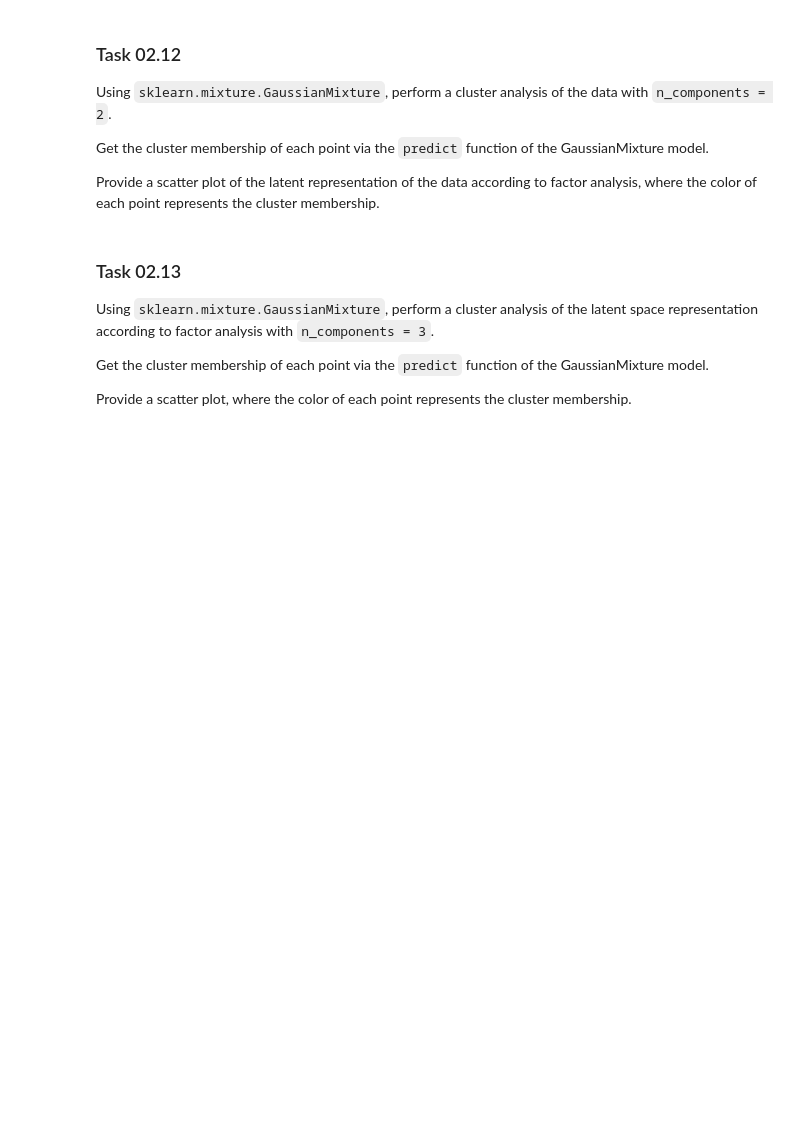
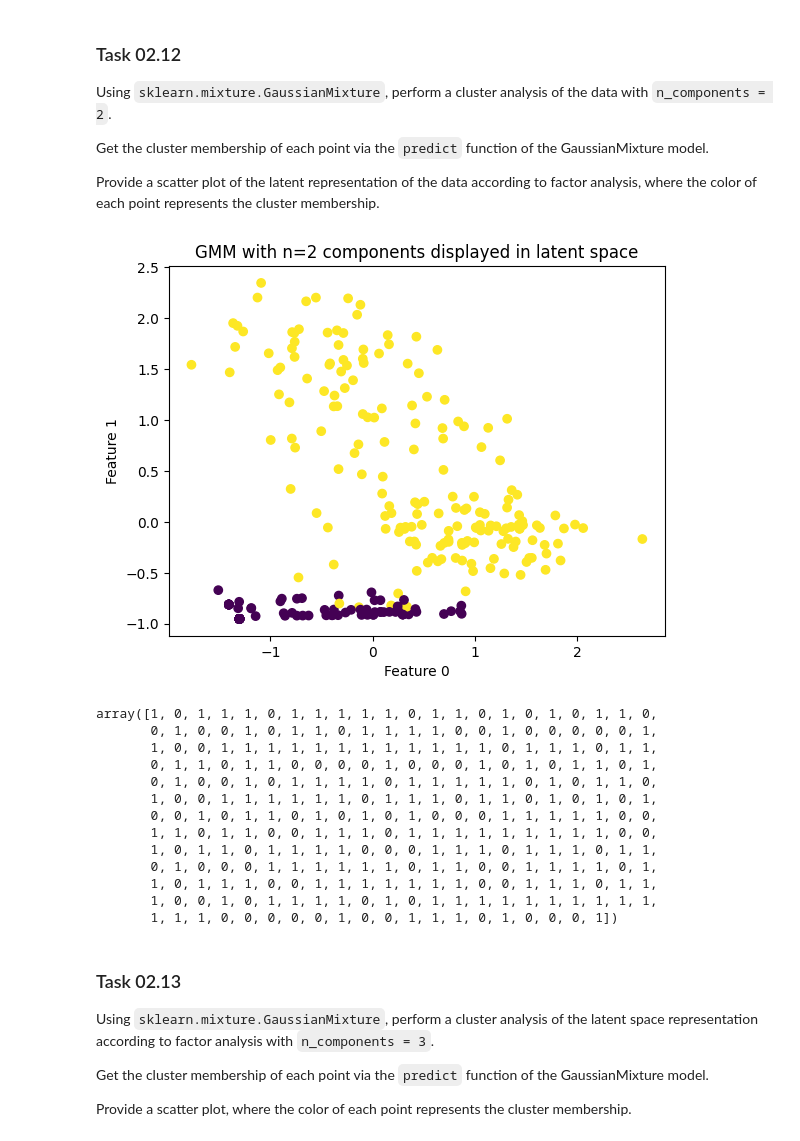
Before and after one commit to ChonsShadow/datamining_24-25, a Jupyter notebook: sheet02/sheet02.ipynb, the cells around one changed output. Cells and saved outputs as stored; diff of their text form; code cells hidden in the pictures; blank space fills up the shorter version.

```diff
--- a/sheet02/sheet02.ipynb
+++ b/sheet02/sheet02.ipynb
@@ -394,6 +421,38 @@ Using `sklearn.mixture.GaussianMixture`, perform a cluster analysis of the data
 Get the cluster membership of each point via the `predict` function of the GaussianMixture model.
 
 Provide a scatter plot of the latent representation of the data according to factor analysis, where the color of each point represents the cluster membership.
+# %%
+def plot_gmm(data, n_components):
+    gmm = GaussianMixture(n_components=n_components)
+    gmm.fit(data)
+    prediction = gmm.predict(data)
+
+    fig = plt.figure()
+    ax1 = fig.add_subplot()
+    ax1.scatter(X_latent_2d[:, 0], X_latent_2d[:, 1], c=prediction)
+    ax1.set_ylabel('Feature 1')
+    ax1.set_xlabel('Feature 0')
+    ax1.set_title(f'GMM with n={n_components} components displayed in latent space')
+
+    plt.show()
+    return prediction
+# %%
+plot_gmm(X_normalized,2)
+# %% [output]
+[figure, added]
+array([1, 0, 1, 1, 1, 0, 1, 1, 1, 1, 1, 0, 1, 1, 0, 1, 0, 1, 0, 1, 1, 0,
+       0, 1, 0, 0, 1, 0, 1, 1, 0, 1, 1, 1, 1, 0, 0, 1, 0, 0, 0, 0, 0, 1,
+       1, 0, 0, 1, 1, 1, 1, 1, 1, 1, 1, 1, 1, 1, 1, 0, 1, 1, 1, 0, 1, 1,
+       0, 1, 1, 0, 1, 1, 0, 0, 0, 0, 1, 0, 0, 0, 1, 0, 1, 0, 1, 1, 0, 1,
+       0, 1, 0, 0, 1, 0, 1, 1, 1, 1, 0, 1, 1, 1, 1, 1, 0, 1, 0, 1, 1, 0,
+       1, 0, 0, 1, 1, 1, 1, 1, 1, 0, 1, 1, 1, 0, 1, 1, 0, 1, 0, 1, 0, 1,
+       0, 0, 1, 0, 1, 1, 0, 1, 0, 1, 0, 1, 0, 0, 0, 1, 1, 1, 1, 1, 0, 0,
+       1, 1, 0, 1, 1, 0, 0, 1, 1, 1, 0, 1, 1, 1, 1, 1, 1, 1, 1, 1, 0, 0,
+       1, 0, 1, 1, 0, 1, 1, 1, 1, 0, 0, 0, 1, 1, 1, 0, 1, 1, 1, 0, 1, 1,
+       0, 1, 0, 0, 0, 1, 1, 1, 1, 1, 1, 0, 1, 1, 0, 0, 1, 1, 1, 1, 0, 1,
+       1, 0, 1, 1, 1, 0, 0, 1, 1, 1, 1, 1, 1, 1, 0, 0, 1, 1, 1, 0, 1, 1,
+       1, 0, 0, 1, 0, 1, 1, 1, 1, 0, 1, 0, 1, 1, 1, 1, 1, 1, 1, 1, 1, 1,
+       1, 1, 1, 0, 0, 0, 0, 0, 1, 0, 0, 1, 1, 1, 0, 1, 0, 0, 0, 1])
 # %% [markdown]
 ### Task 02.13
 
```
Also changed, not shown: parts of 3 cells of this notebook.
